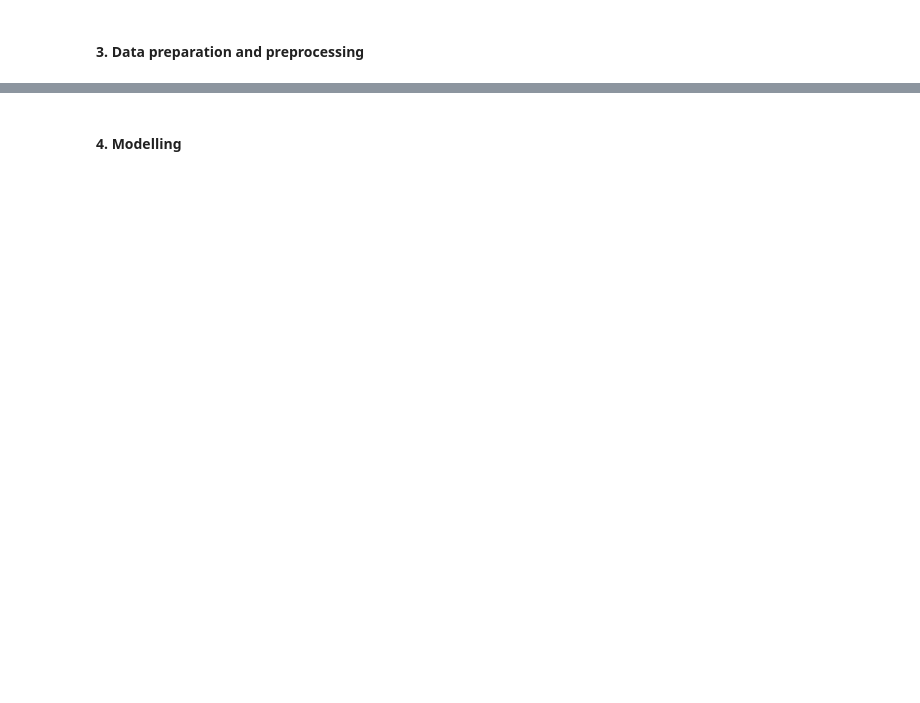
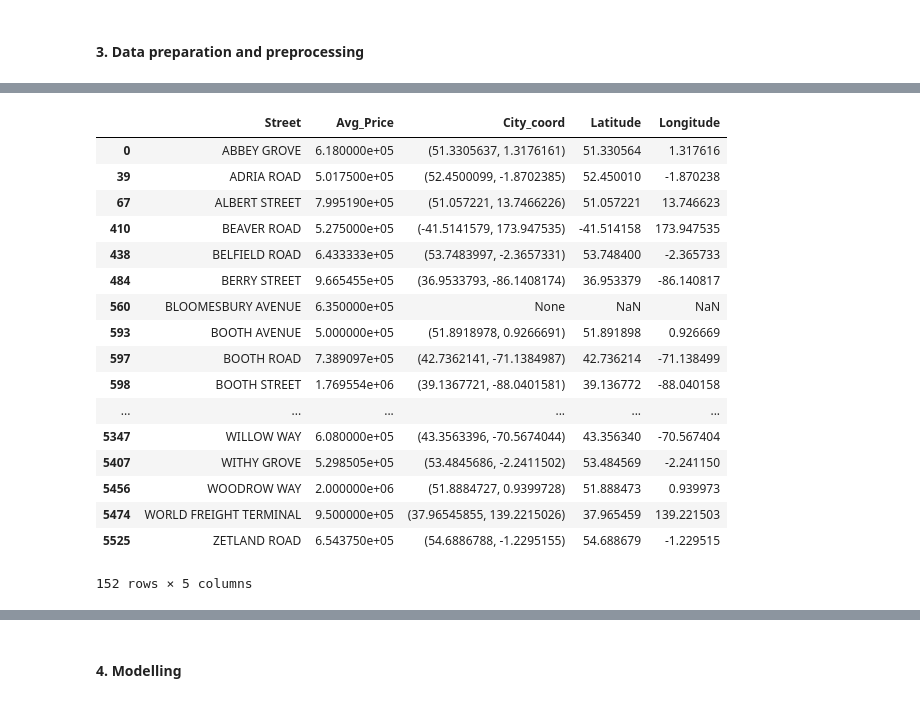
Before and after one commit to ivanboklach/Data_Science, a Jupyter notebook: Capstone Project - The Battle of Neighborhoods.ipynb, the cells around one changed output, grey strips where cells are left out. Cells and saved outputs as stored; diff of their text form; code cells hidden in the pictures; blank space fills up the shorter version.

```diff
--- a/Capstone Project - The Battle of Neighborhoods.ipynb
+++ b/Capstone Project - The Battle of Neighborhoods.ipynb
@@ -36,0 +122,2 @@ The Methodology will describe the main components of our analysis and predicatio
+# %%
+df_affordable = df_grp_price.query("(Avg_Price >= 500000) & (Avg_Price <= 2500000)")
@@ -36,0 +177,4 @@ The Methodology will describe the main components of our analysis and predicatio
+# %%
+geolocator = Nominatim(user_agent="The_Battle_of_Neighborhoods")
+# %%
+df_affordable['City_coord'] = df_affordable['Street'].apply(geolocator.geocode).apply(lambda loc: (loc.latitude, loc.longitude) if loc else None)
@@ -36,0 +208,23 @@ The Methodology will describe the main components of our analysis and predicatio
+# %%
+df_affordable[['Latitude', 'Longitude']] = df_affordable['City_coord'].apply(pd.Series)
+# %%
+df_affordable
+# %% [output]
+|  | Street | Avg_Price | City_coord | Latitude | Longitude |
+| 0 | ABBEY GROVE | 6.180000e+05 | (51.3305637, 1.3176161) | 51.330564 | 1.317616 |
+| 39 | ADRIA ROAD | 5.017500e+05 | (52.4500099, -1.8702385) | 52.450010 | -1.870238 |
+| 67 | ALBERT STREET | 7.995190e+05 | (51.057221, 13.7466226) | 51.057221 | 13.746623 |
+| 410 | BEAVER ROAD | 5.275000e+05 | (-41.5141579, 173.947535) | -41.514158 | 173.947535 |
+| 438 | BELFIELD ROAD | 6.433333e+05 | (53.7483997, -2.3657331) | 53.748400 | -2.365733 |
+| 484 | BERRY STREET | 9.665455e+05 | (36.9533793, -86.1408174) | 36.953379 | -86.140817 |
+| 560 | BLOOMESBURY AVENUE | 6.350000e+05 | None | NaN | NaN |
+| 593 | BOOTH AVENUE | 5.000000e+05 | (51.8918978, 0.9266691) | 51.891898 | 0.926669 |
+| 597 | BOOTH ROAD | 7.389097e+05 | (42.7362141, -71.1384987) | 42.736214 | -71.138499 |
+| 598 | BOOTH STREET | 1.769554e+06 | (39.1367721, -88.0401581) | 39.136772 | -88.040158 |
+| ... | ... | ... | ... | ... | ... |
+| 5347 | WILLOW WAY | 6.080000e+05 | (43.3563396, -70.5674044) | 43.356340 | -70.567404 |
+| 5407 | WITHY GROVE | 5.298505e+05 | (53.4845686, -2.2411502) | 53.484569 | -2.241150 |
+| 5456 | WOODROW WAY | 2.000000e+06 | (51.8884727, 0.9399728) | 51.888473 | 0.939973 |
+| 5474 | WORLD FREIGHT TERMINAL | 9.500000e+05 | (37.96545855, 139.2215026) | 37.965459 | 139.221503 |
+| 5525 | ZETLAND ROAD | 6.543750e+05 | (54.6886788, -1.2295155) | 54.688679 | -1.229515 |
+152 rows × 5 columns
```
Also changed, not shown: parts of 52 cells of this notebook.
